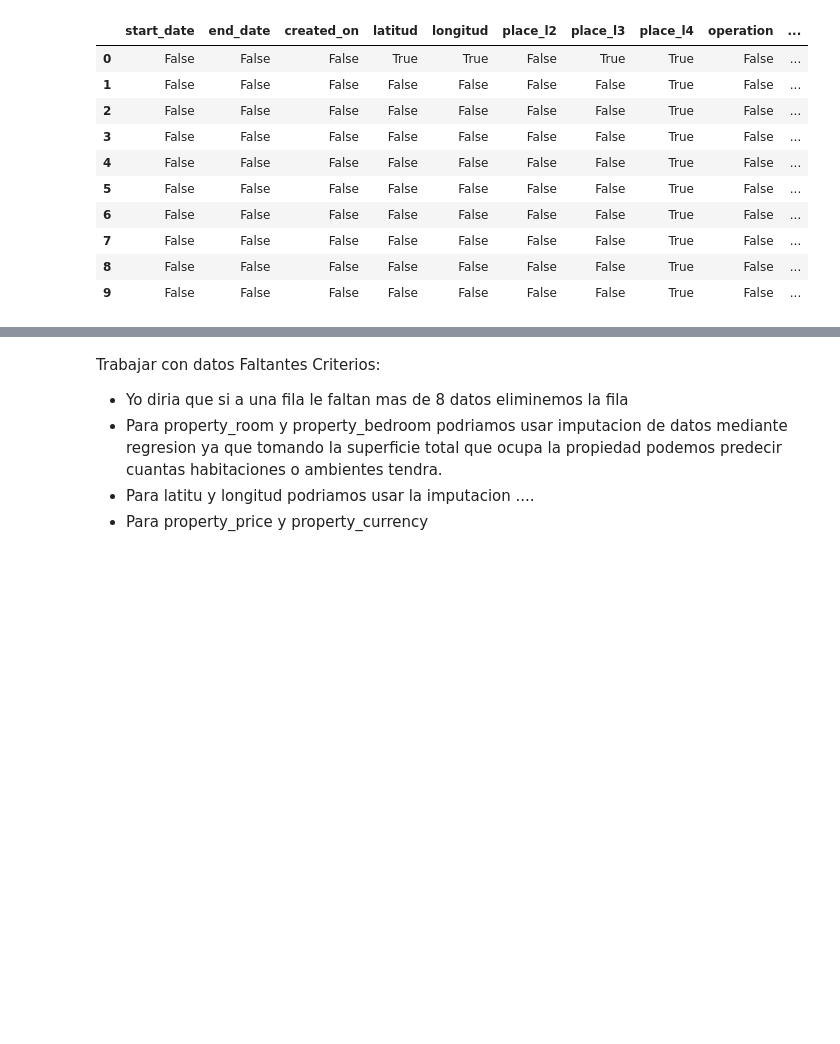
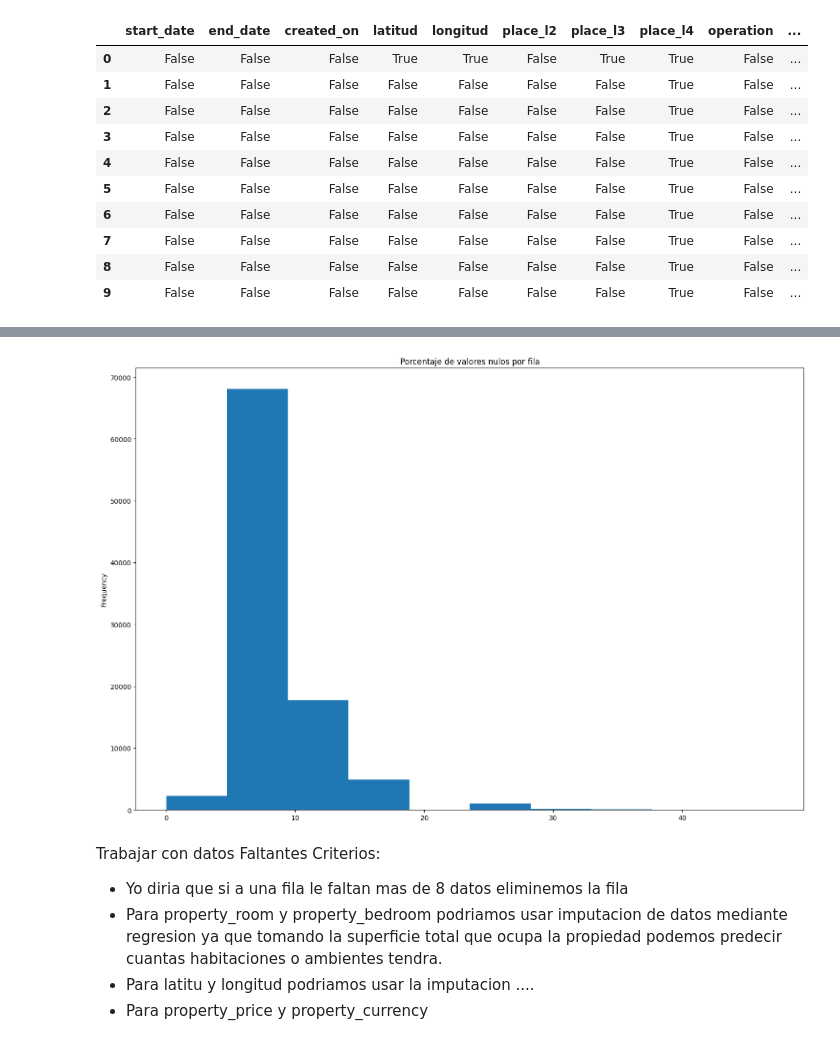
Before and after one commit to paulabruck/7506R-2C2022-GRUPO3, a Jupyter notebook: 7506R_2C2022_GRUPO3.ipynb, the cells around one changed output, grey strips where cells are left out. Cells and saved outputs as stored; diff of their text form; code cells hidden in the pictures; blank space fills up the shorter version.

```diff
--- a/7506R_2C2022_GRUPO3.ipynb
+++ b/7506R_2C2022_GRUPO3.ipynb
@@ -441,6 +487,8 @@ nullperorw.shape
 print("La cantidad de filas que contiene valores nulos son :",ds_properati.isnull().any(axis=1).sum())
 nullrowspercentage= (ds_properati.isnull().any(axis=1).sum() / ds_properati.shape[0]) * 100
 print("El porcentaje de filas nulas que tiene el dataset es de ",nullrowspercentage,"%")
+nullperrow= ds_properati.isnull().sum(axis=1) / ds_properati.columns.size * 100
+print("El porcentaje de nulos por cada fila es \n",nullperrow)
 # %% [output]
 La cantidad de filas que contiene valores nulos son : 91965
 El porcentaje de filas nulas que tiene el dataset es de  97.57663211280756 %
@@ -452,3 +523,12 @@ array([<AxesSubplot:ylabel='None'>], dtype=object)
+# %%
+plt.figure(figsize=(15, 10))
+
+nullperrow.sort_values(inplace=True)
+nullperrow.plot.hist(bins=10, xlabel='Porcentaje de valores nulos', ylabel='Cantidad de filas', title='Porcentaje de valores nulos por fila')
+
+plt.show()
+# %% [output]
+[figure, added]
 # %% [markdown]
 Trabajar con datos Faltantes
 Criterios:
```
Also changed, not shown: parts of 26 cells of this notebook, 1 other file.
